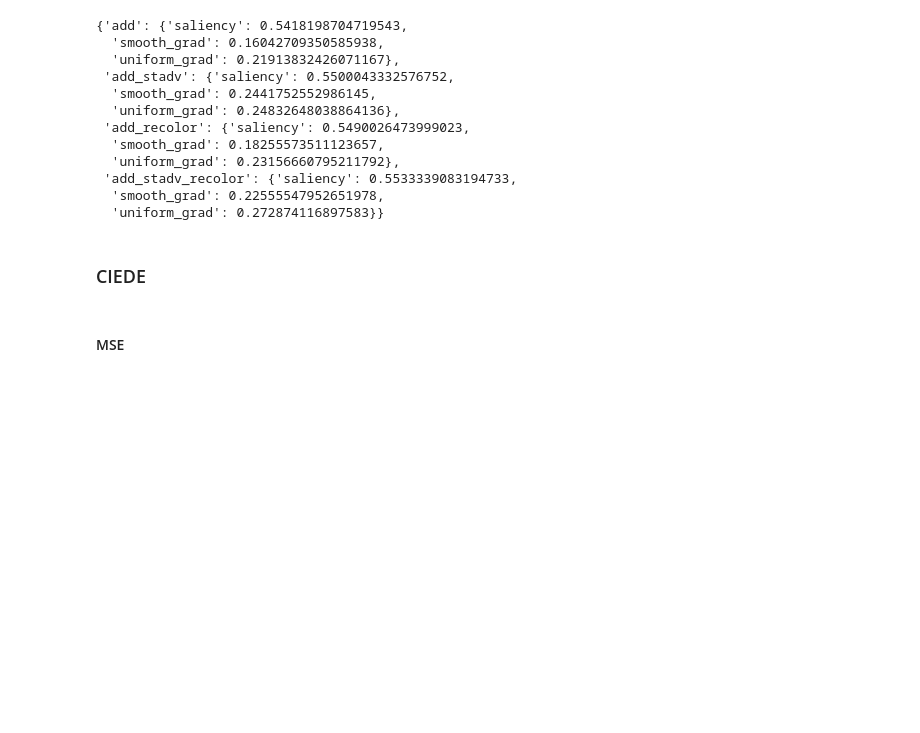
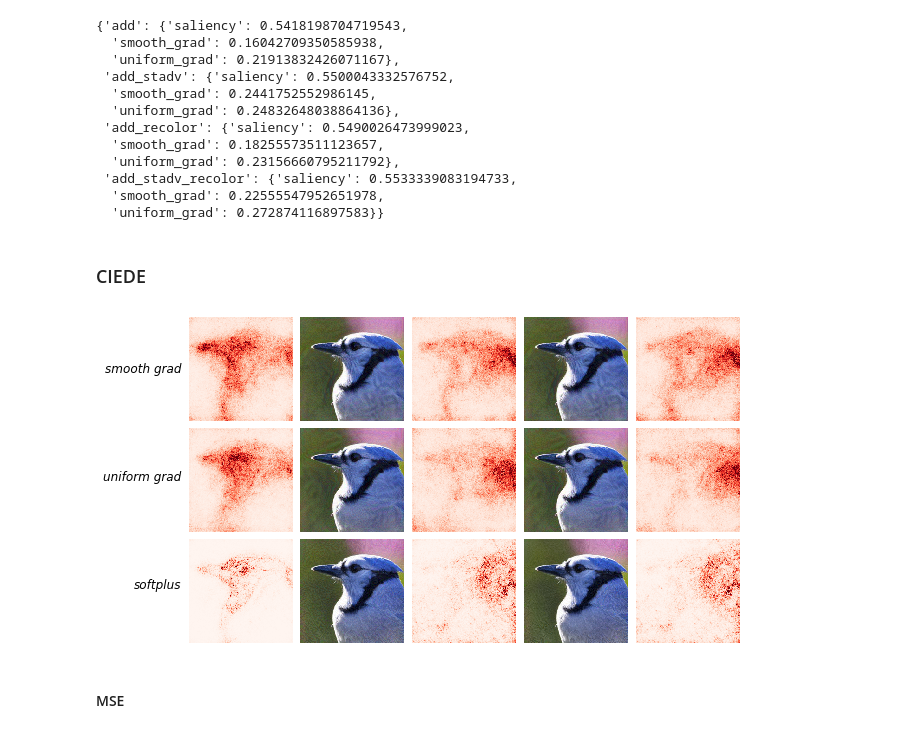
Before and after one commit to ahmadajal/Robust_Explanations, a Jupyter notebook: notebooks/results_post_hoc_methods.ipynb, the cells around one changed output. Drawn from its saved outputs; the diff is of its cells as text; code cells hidden in the pictures; blank space fills up the shorter version.

```diff
--- a/notebooks/results_post_hoc_methods.ipynb
+++ b/notebooks/results_post_hoc_methods.ipynb
@@ -433,19 +480,87 @@ for i in ["add", "add_recolor", "add_stadv", "add_stadv_recolor"]:
 # %%
 
 #perturbed explanations
-p_expl_ciede = {"add": {"saliency": 0, "smooth_grad": 0, "uniform_grad": 0},
-         "add_stadv": {"saliency": 0, "smooth_grad": 0, "uniform_grad": 0},
-         "add_recolor": {"saliency": 0, "smooth_grad": 0, "uniform_grad": 0},
-         "add_stadv_recolor": {"saliency": 0, "smooth_grad": 0, "uniform_grad": 0}}
-for i, att in enumerate(["add", "add_stadv", "add_recolor", "add_stadv_recolor"]):
-    for j, method in enumerate(["smooth_grad", "uniform_grad"]):
+p_expl_ciede = {"add": {"softplus": 0, "smooth_grad": 0, "uniform_grad": 0}}
+for i, att in enumerate(["add"]):
+    for j, method in enumerate(["smooth_grad", "uniform_grad", "softplus"]):
         perturbed_img = p_img_ciede[att][method]
         if method == "smooth_grad":
-            expl = get_expl(model, perturbed_img, "saliency", desired_index=idx, smooth=True, sigma=sigma)
+            expl = get_expl(model, normalizer.forward(perturbed_img), "saliency", desired_index=idx, smooth=True, sigma=sigma)
+        elif method == "softplus":
+            expl = get_expl(softplus_model, normalizer.forward(perturbed_img), "saliency", desired_index=idx)
         else:
-            expl = get_expl(model, perturbed_img, method, desired_index=idx, sigma=sigma)
+            expl = get_expl(model, normalizer.forward(perturbed_img), method, desired_index=idx, sigma=sigma)
         p_expl_ciede[att][method] = expl.detach().cpu()
         del expl
         torch.cuda.empty_cache()
+# %%
+
+
+fig, ax = plt.subplots(3, 5, figsize=(10, 6))
+
+viz.visualize_image_attr(np.transpose(expl_smooth_grad.squeeze().numpy(), (1,2,0)),
+                             np.transpose(normalizer.forward(img).squeeze().cpu().detach().numpy(), (1,2,0)),
+                             method='heat_map',
+                             cmap="Reds",
+                             show_colorbar=False,
+                             outlier_perc=2,
+                             fig_size=(3,3), plt_fig_axis=(fig, ax[0, 0]), use_pyplot=False)
+
+viz.visualize_image_attr(np.transpose(expl_uniform_grad.squeeze().numpy(), (1,2,0)),
+                             np.transpose(normalizer.forward(img).squeeze().cpu().detach().numpy(), (1,2,0)),
+                             method='heat_map',
+                             cmap="Reds",
+                             show_colorbar=False,
+                             outlier_perc=2,
+                             fig_size=(3,3), plt_fig_axis=(fig, ax[1, 0]), use_pyplot=False)
+
+viz.visualize_image_attr(np.transpose(expl_softplus.squeeze().numpy(), (1,2,0)),
+                             np.transpose(normalizer.forward(img).squeeze().cpu().detach().numpy(), (1,2,0)),
+                             method='heat_map',
+                             cmap="Reds",
+                             show_colorbar=False,
+                             outlier_perc=2,
+                             fig_size=(3,3), plt_fig_axis=(fig, ax[2, 0]), use_pyplot=False)
+
+
+for i, att in enumerate(["add", "add_ciede"]):
+    for j, method in enumerate(["smooth_grad", "uniform_grad", "softplus"]):
+        if att == "add_ciede":
+            perturbed_img = p_img_ciede["add"][method]
+            ax[j, 2*i+1].imshow(torch_to_image(normalizer.forward(perturbed_img), data_mean, data_std))
+            viz.visualize_image_attr(np.transpose(p_expl_ciede["add"][method].squeeze().numpy(), (1,2,0)),
+                             np.transpose(perturbed_img.squeeze().cpu().detach().numpy(), (1,2,0)),
+                             method='heat_map',
+                             cmap="Reds",
+                             show_colorbar=False,
+                             outlier_perc=2,
+                             fig_size=(3,3), plt_fig_axis=(fig, ax[j, 2*i+2]), use_pyplot=False)
+        else:
+            perturbed_img = p_img["add"][method]
+            ax[j, 2*i+1].imshow(torch_to_image(normalizer.forward(perturbed_img), data_mean, data_std))
+            viz.visualize_image_attr(np.transpose(p_expl["add"][method].squeeze().numpy(), (1,2,0)),
+                             np.transpose(perturbed_img.squeeze().cpu().detach().numpy(), (1,2,0)),
+                             method='heat_map',
+                             cmap="Reds",
+                             show_colorbar=False,
+                             outlier_perc=2,
+                             fig_size=(3,3), plt_fig_axis=(fig, ax[j, 2*i+2]), use_pyplot=False)
+
+#################
+for i in range(3):
+    for j in range(5):
+        ax[i,j].axis('off')
+        ax[i,j].set_xticks([])
+        ax[i,j].set_yticks([])
+# ax[0, 0].set_title("saliency", fontsize=12)
+# ax[0, 1].set_title("smooth grad", fontsize=12)
+# ax[0, 2].set_title("uniform grad", fontsize=12)
+fig.text(0.12, 0.75, 'smooth grad', style = 'oblique', fontsize = 12, horizontalalignment ='right')
+fig.text(0.12, 0.5, 'uniform grad', style = 'oblique', fontsize = 12, horizontalalignment ='right')
+fig.text(0.12, 0.25, 'softplus', style = 'oblique', fontsize = 12, horizontalalignment ='right')
+plt.subplots_adjust(wspace=0.008, hspace=0.07)
+plt.savefig("compare_attacks_viz_ciede.jpg", dpi=300, bbox_inches='tight', pad_inches=0.05);
+# %% [output]
+[figure, added]
 # %% [markdown]
 #### MSE
```
Also changed, not shown: parts of 21 cells of this notebook, 11 other files.
